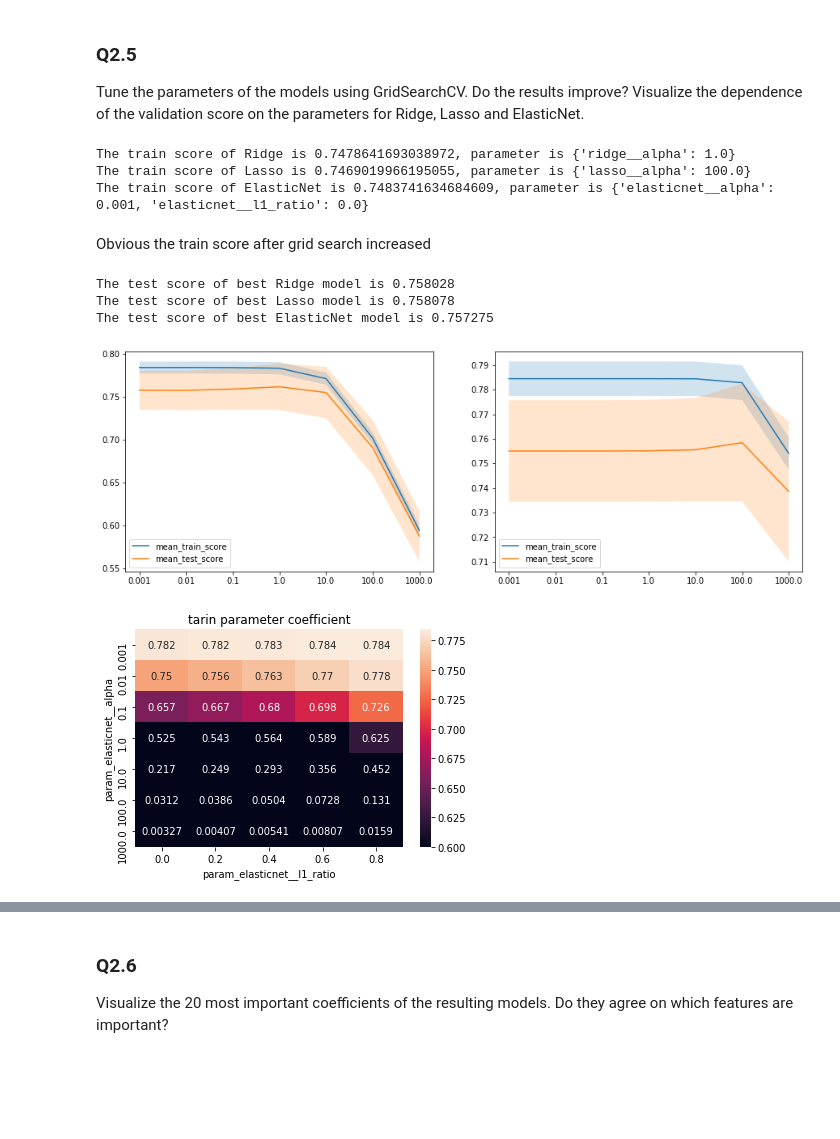
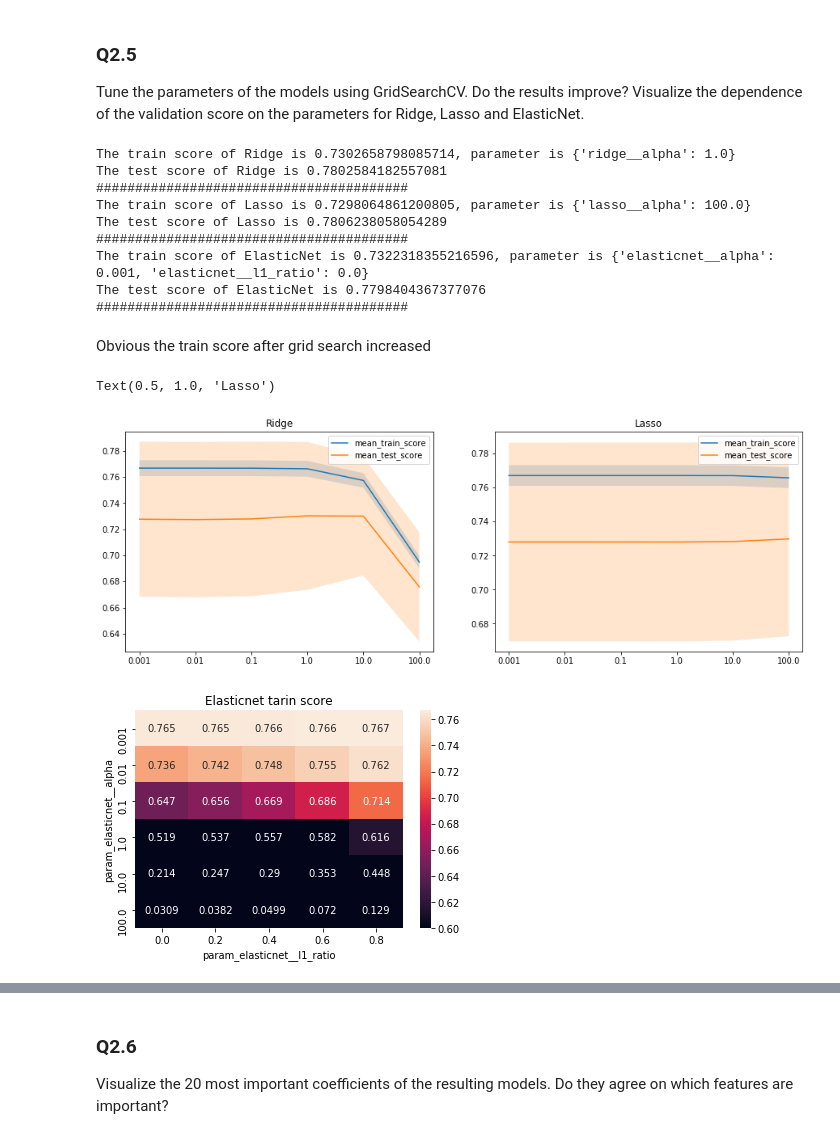
Before and after one commit to mingrui-liu/ColumbiaProject, a Jupyter notebook: AML/HW2/HW2_Q2.ipynb, the cells around one changed output, grey strips where cells are left out. Cells and saved outputs as stored; diff of their text form; code cells hidden in the pictures; blank space fills up the shorter version.

```diff
--- a/AML/HW2/HW2_Q2.ipynb
+++ b/AML/HW2/HW2_Q2.ipynb
@@ -178,7 +184,7 @@ using cross-validation with the default parameters. Does scaling the data (withi
 with StandardScaler help? Use the preprocessing that works best going forward.
 # %%
 ##split train and test
-X_train, X_test, y_train, y_test = train_test_split(X, yrandom_state = 0)
+X_train, X_test, y_train, y_test = train_test_split(X, y,random_state = 0)
 
 cat_preprocessing = make_pipeline(
     SimpleImputer(strategy='constant', fill_value='NA'),
@@ -239,20 +245,22 @@ for index, (model, parameter) in enumerate(model_selection_parameter.items()):
 
     print("The train score of {} is {}, parameter is {}".format(model,grid[index].best_score_,
          grid[index].cv_results_['params'][grid[index].best_index_]))
+
+    test_score = grid[index].score(X_test,y_test)
+    print("The test score of {} is {}".format(model,test_score))
+    print("########################################")
 # %% [output]
-The train score of Ridge is 0.7478641693038972, parameter is {'ridge__alpha': 1.0}
-The train score of Lasso is 0.7469019966195055, parameter is {'lasso__alpha': 100.0}
-The train score of ElasticNet is 0.7483741634684609, parameter is {'elasticnet__alpha': 0.001, 'elasticnet__l1_ratio': 0.0}
+The train score of Ridge is 0.7302658798085714, parameter is {'ridge__alpha': 1.0}
+The test score of Ridge is 0.7802584182557081
+########################################
+The train score of Lasso is 0.7298064861200805, parameter is {'lasso__alpha': 100.0}
+The test score of Lasso is 0.7806238058054289
+########################################
+The train score of ElasticNet is 0.7322318355216596, parameter is {'elasticnet__alpha': 0.001, 'elasticnet__l1_ratio': 0.0}
+The test score of ElasticNet is 0.7798404367377076
+########################################
 # %% [markdown]
 Obvious the train score after grid search increased
-# %%
-for index, grid_model in enumerate(grid):
-    print('The test score of best {} model is {}'.
-              format(list(model_selection_parameter.keys())[index],round(grid_model.score(X_test,y_test),6)))
-# %% [output]
-The test score of best Ridge model is 0.758028
-The test score of best Lasso model is 0.758078
-The test score of best ElasticNet model is 0.757275
 # %%
 fig,ax = plt.subplots(1,2,figsize = (15,5))
 
@@ -268,36 +276,37 @@ ax[0].fill_between(xi,
                  results['mean_train_score'] + results['std_train_score'],
                  results['mean_train_score'] - results['std_train_score'], alpha=0.2)
 ax[0].fill_between(xi,
                  results['mean_test_score'] + results['std_test_score'],
                  results['mean_test_score'] - results['std_test_score'], alpha=0.2)
 ax[0].legend()
 
 plt.sca(ax[0])
 plt.xticks(xi,x1)
+plt.title("Ridge")
 
 ###############################################
 results = pd.DataFrame(grid[1].cv_results_)
 x2 = results['param_lasso__alpha']
 # create an index for each tick position
 xi = list(range(len(x2)))
 ax[1].plot(xi, results['mean_train_score'],label = 'mean_train_score')
 ax[1].plot(xi,results['mean_test_score'],label = 'mean_test_score')
 
 ax[1].fill_between(xi,
                  results['mean_train_score'] + results['std_train_score'],
                  results['mean_train_score'] - results['std_train_score'], alpha=0.2)
 ax[1].fill_between(xi,
                  results['mean_test_score'] + results['std_test_score'],
                  results['mean_test_score'] - results['std_test_score'], alpha=0.2)
 ax[1].legend()
 
 plt.sca(ax[1]);
 plt.xticks(xi,x2);
+plt.title("Lasso")
 ##############################################
-results = pd.DataFrame(grid[2].cv_results_)
-x2 = results['param_lasso__alpha']
 # %% [output]
+Text(0.5, 1.0, 'Lasso')
-[figure, old version]
+[figure, new version]
 # %%
 results = pd.DataFrame(grid[2].cv_results_)
 results['param_elasticnet__l1_ratio'] = np.round(
@@ -313,10 +322,10 @@ t_test = pd.pivot_table(results,
 import seaborn as sns
 ax = plt.axes()
 sns.heatmap(t_train, annot=True, fmt=".3g", vmin=0.6)
-ax.set_title('tarin parameter coefficient');
+ax.set_title('Elasticnet tarin score');
 plt.show()
 # %% [output]
-[figure, old version]
+[figure, new version]
 # %%
 import seaborn as sns
 ax = plt.axes()
```
Also changed, not shown: parts of 12 cells of this notebook, 3 other files.
